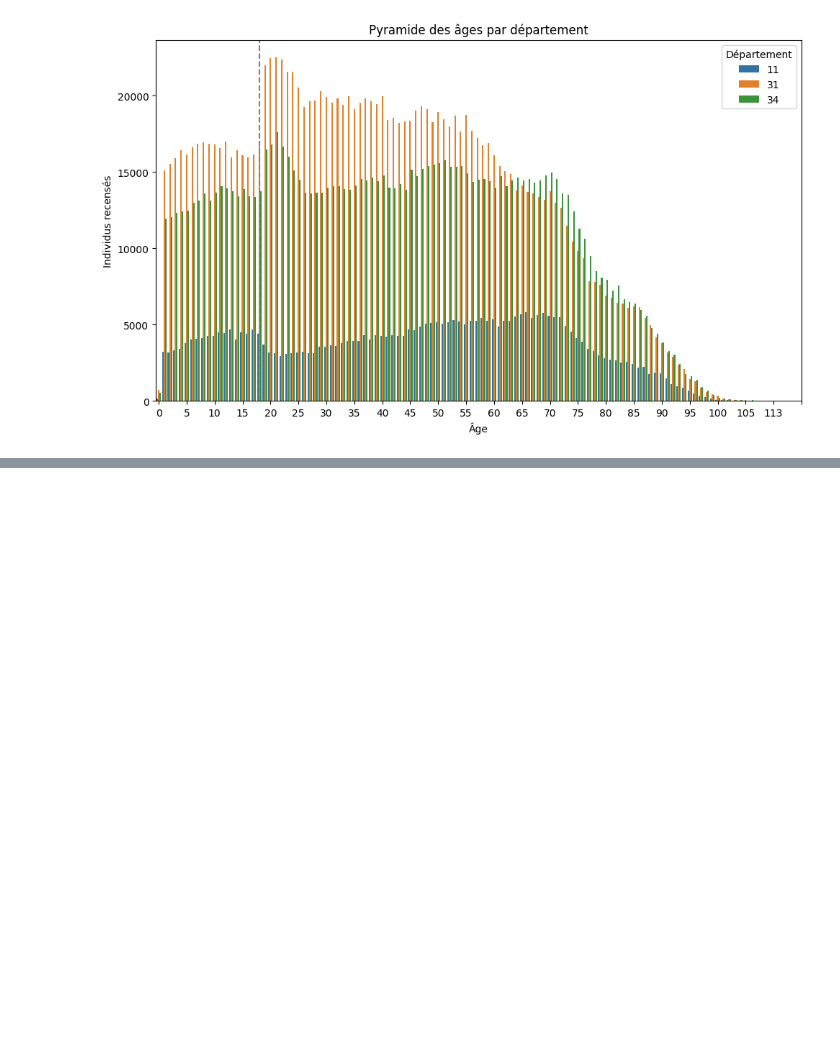
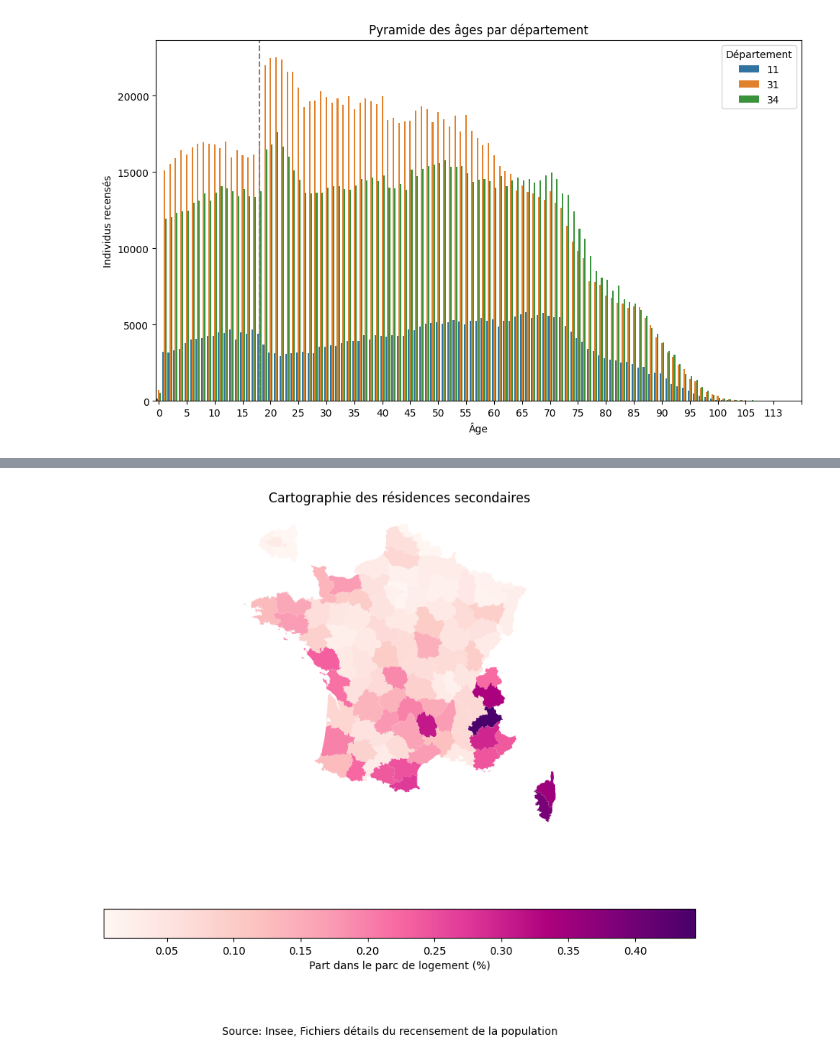
Before and after one commit to linogaliana/parquet-recensement-tutomate-slides, a Jupyter notebook: Exemples.ipynb, the cells around one changed output, grey strips where cells are left out. Saved outputs shown, nothing was run; the diff lists cells and outputs as text; code cells hidden in the pictures; blank space fills up the shorter version.

```diff
--- a/Exemples.ipynb
+++ b/Exemples.ipynb
@@ -128,0 +189,44 @@ plt.show()
+# %%
+# Requête SQL pour comptabiliser les résidences principales et secondaires
+query = """
+    SELECT
+        CASE WHEN substr(COMMUNE, 1, 3) = '97' THEN substr(COMMUNE, 1, 3)
+             ELSE substr(COMMUNE, 1, 2)
+        END AS DEPT,
+        CATL,
+        SUM(IPONDL) AS n
+    FROM table_logement
+    GROUP BY DEPT, CATL
+"""
+
+# Exécuter la requête et récupérer les résultats dans un DataFrame pandas
+parc_locatif = con.execute(query).df()
+
+# Jointure avec le fond de carte des départements (GeoDataFrame)
+parc_locatif_sf = departements.merge(parc_locatif,
+                                     left_on="INSEE_DEP",
+                                     right_on="DEPT")
+
+# Calcul de la part des différentes catégories dans le parc locatif
+parc_locatif_sf['p'] = parc_locatif_sf.groupby('INSEE_DEP')['n'].transform(lambda x: x / x.sum())
+# %%
+# Création de la carte des résidences secondaires (CATL == "3")
+fig, ax = plt.subplots(1, 1, figsize=(10, 8))
+
+# Légende et choix de la palette
+parc_locatif_sf[parc_locatif_sf['CATL'] == '3'].plot(column='p',
+                                                     ax=ax,
+                                                     legend=True,
+                                                     cmap='RdPu',
+                                                     legend_kwds={'label': "Part dans le parc de logement (%)",
+                                                                  'orientation': "horizontal"})
+
+# Ajout du titre et de la source
+plt.title("Cartographie des résidences secondaires")
+plt.figtext(0.5, 0.02, "Source: Insee, Fichiers détails du recensement de la population", ha="center")
+plt.axis('off')  # Retirer les axes pour une meilleure visualisation
+
+# Affichage de la carte des résidences secondaires
+plt.show()
+# %% [output]
+[figure, added]
```
Also changed, not shown: parts of 17 cells of this notebook, 2 other files.
